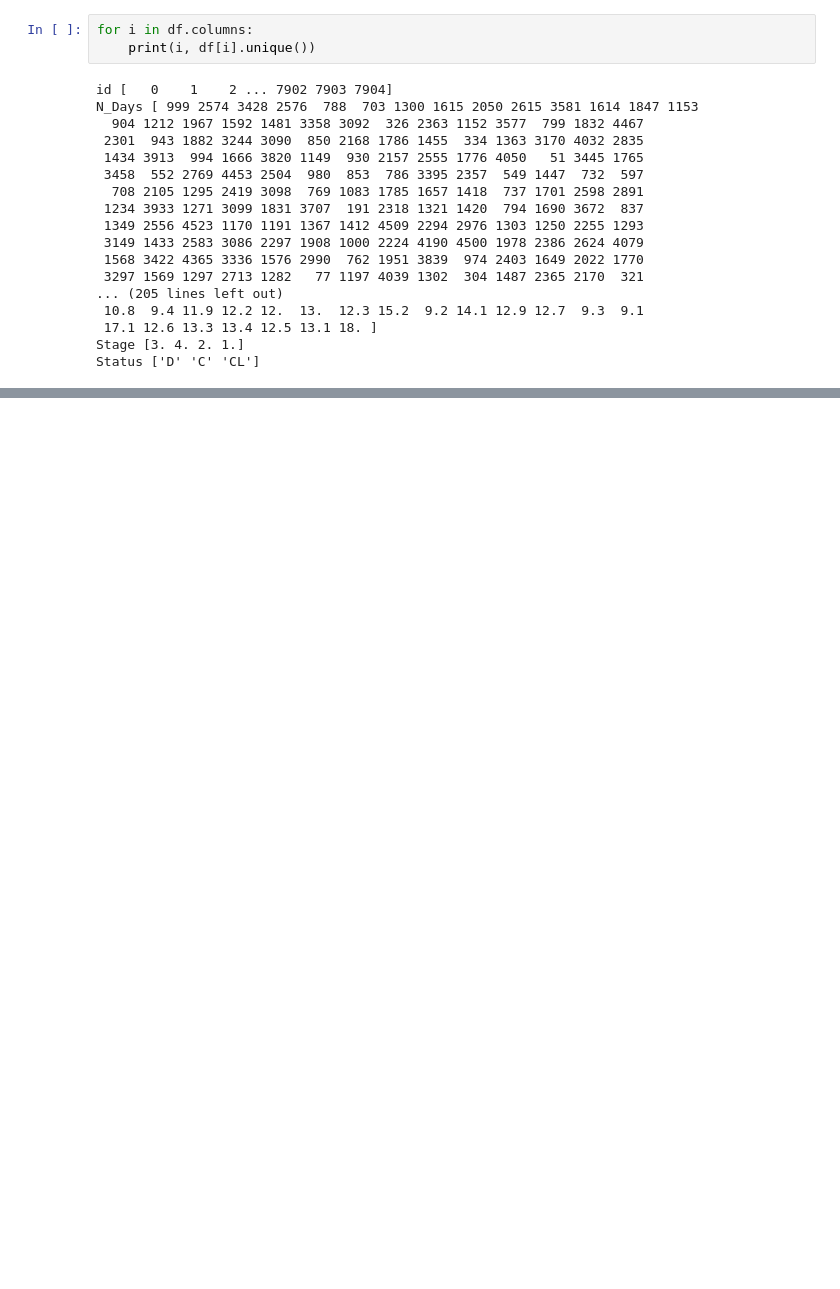
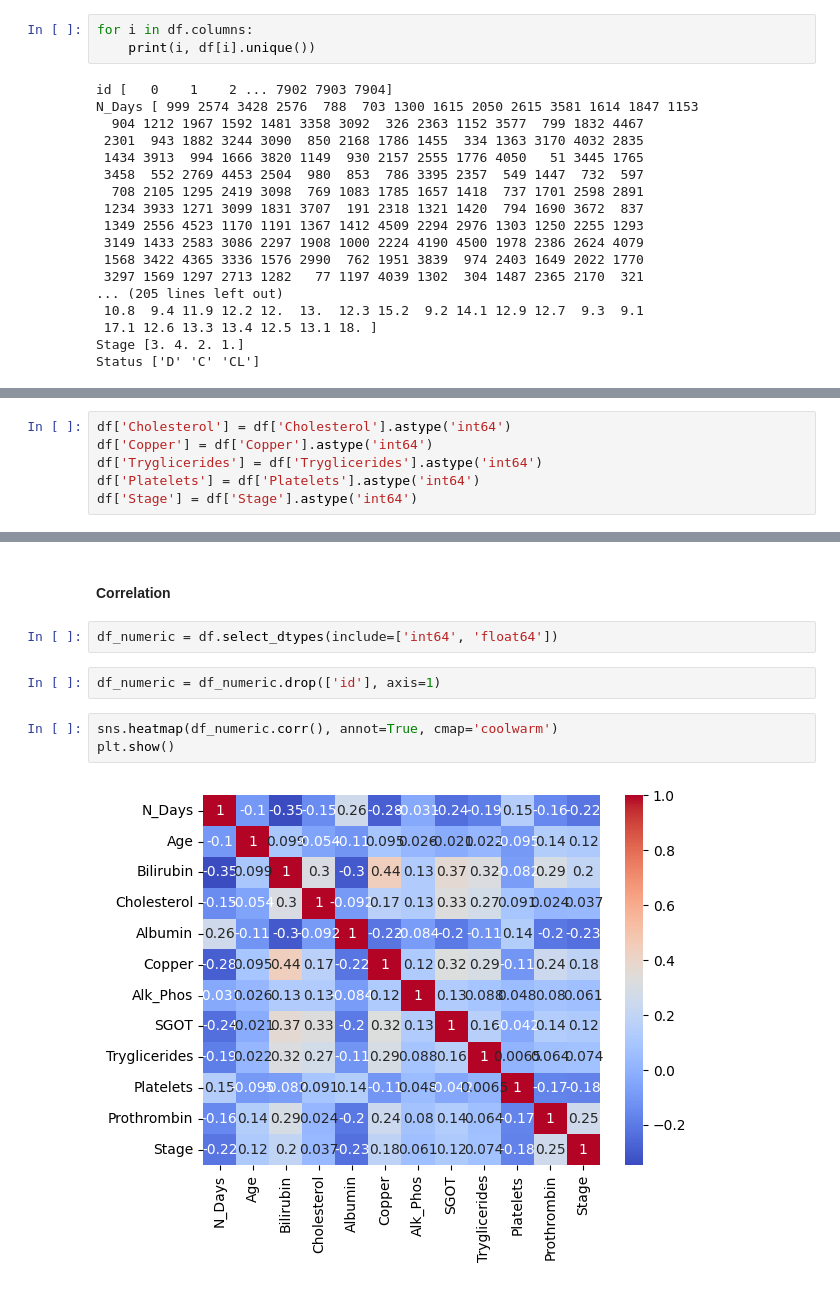
Before and after one commit to 16danielvm/MLZoomCamp, a Jupyter notebook: Capstone_Project_1/eda/notebook_eda.ipynb, the cells around one changed output, grey strips where cells are left out. Saved outputs shown, nothing was run; the diff lists cells and outputs as text; blank space fills up the shorter version.

```diff
--- a/Capstone_Project_1/eda/notebook_eda.ipynb
+++ b/Capstone_Project_1/eda/notebook_eda.ipynb
@@ -63,0 +78,6 @@ Status ['D' 'C' 'CL']
+# %%
+df['Cholesterol'] = df['Cholesterol'].astype('int64')
+df['Copper'] = df['Copper'].astype('int64')
+df['Tryglicerides'] = df['Tryglicerides'].astype('int64')
+df['Platelets'] = df['Platelets'].astype('int64')
+df['Stage'] = df['Stage'].astype('int64')
@@ -63,0 +136,11 @@ Status ['D' 'C' 'CL']
+# %% [markdown]
+#### Correlation
+# %%
+df_numeric = df.select_dtypes(include=['int64', 'float64'])
+# %%
+df_numeric = df_numeric.drop(['id'], axis=1)
+# %%
+sns.heatmap(df_numeric.corr(), annot=True, cmap='coolwarm')
+plt.show()
+# %% [output]
+[figure, added]
```
Also changed, not shown: parts of 135 cells of this notebook, 3 other files.
